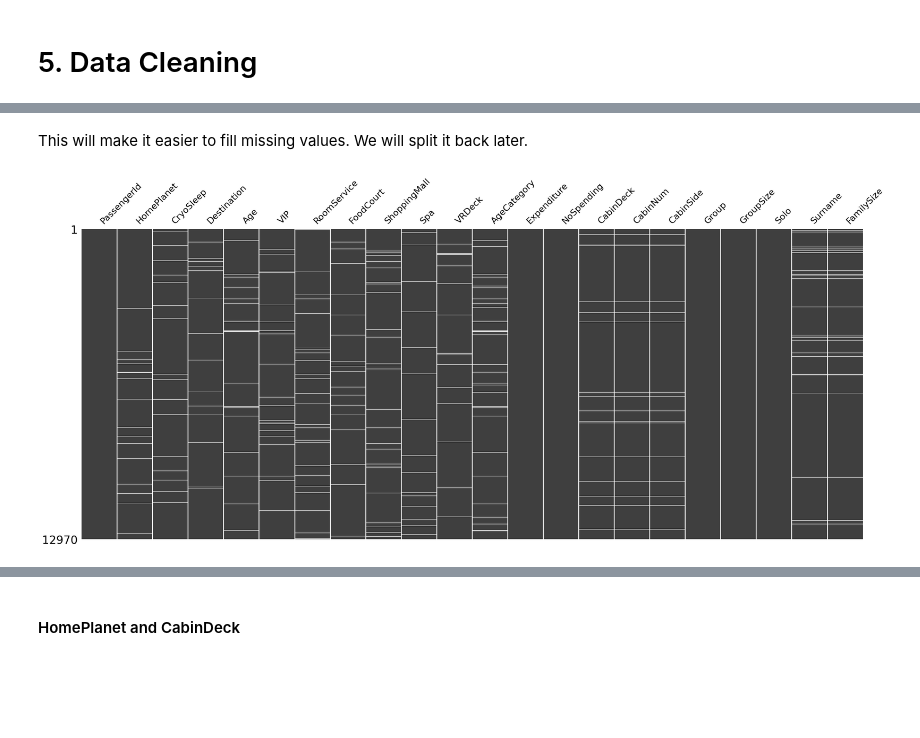
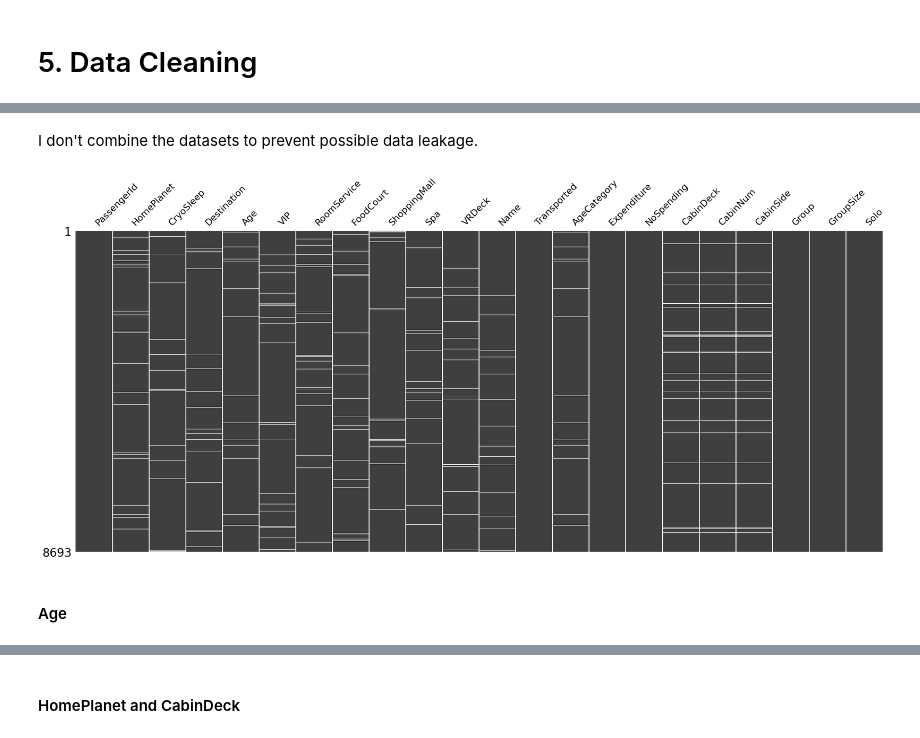
Before and after one commit to hanashah-01/spaceship-titanic, a Jupyter notebook: spaceship-titanic-new.ipynb, the cells around one changed output, grey strips where cells are left out. Saved outputs shown, nothing was run; the diff lists cells and outputs as text; code cells hidden in the pictures; blank space fills up the shorter version.

Commit message:
handled missing values

```diff
--- a/spaceship-titanic.ipynb
+++ b/spaceship-titanic-new.ipynb
@@ -697,8 +697,8 @@ Feature engineering is the process of selecting, manipulating and transforming r
 # %%
 # separate the ages into categories
 labels = ["0-17", "18-25", "26-34", "35-44", "45-54", "55-64", "65+"]
-space_train['AgeCategory'] = pd.cut(space_train['Age'], bins=[0, 17, 25, 34, 44, 54, 64, np.inf], labels=labels)
-space_test['AgeCategory'] = pd.cut(space_test['Age'], bins=[0, 17, 25, 34, 44, 54, 64, np.inf], labels=labels)
+space_train['AgeCategory'] = pd.cut(space_train['Age'], bins=[-1, 17, 25, 34, 44, 54, 64, np.inf], labels=labels)
+space_test['AgeCategory'] = pd.cut(space_test['Age'], bins=[-1, 17, 25, 34, 44, 54, 64, np.inf], labels=labels)
 # %%
 # display distribution of age category
 ax = sns.countplot(data=space_train, x='AgeCategory')
@@ -868,9 +873,11 @@ data=pd.concat([X, space_test], axis=0).reset_index(drop=True)
-# %% [markdown]
-This will make it easier to fill missing values. We will split it back later.
+# %% [markdown]
+I don't combine the datasets to prevent possible data leakage.
 # %%
 import missingno as msno
 
-msno.matrix(data, sparkline=False)
+msno.matrix(space_train, sparkline=False)
 plt.show()
 # %% [output]
-[figure, old version]
+[figure, new version]
+# %% [markdown]
+#### Age
```
Also changed, not shown: parts of 57 cells of this notebook.
